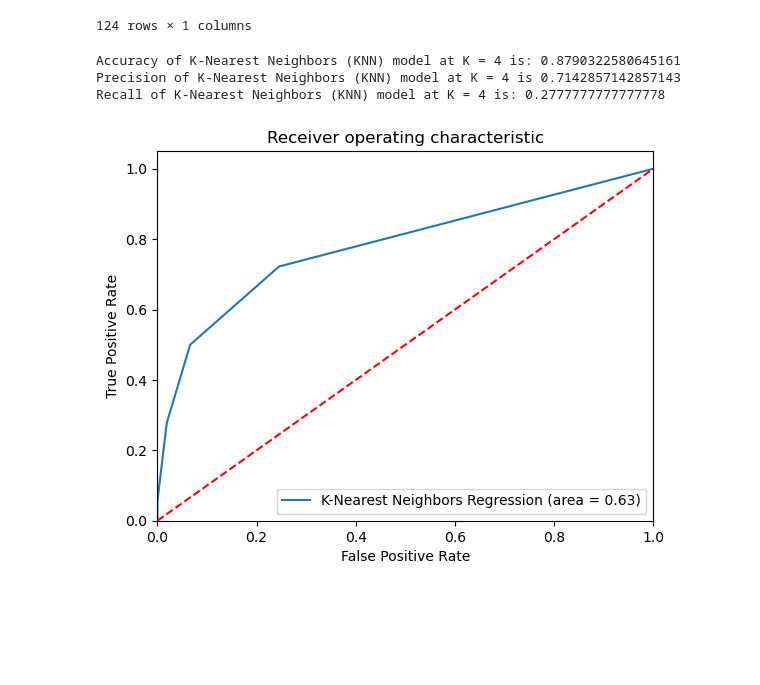
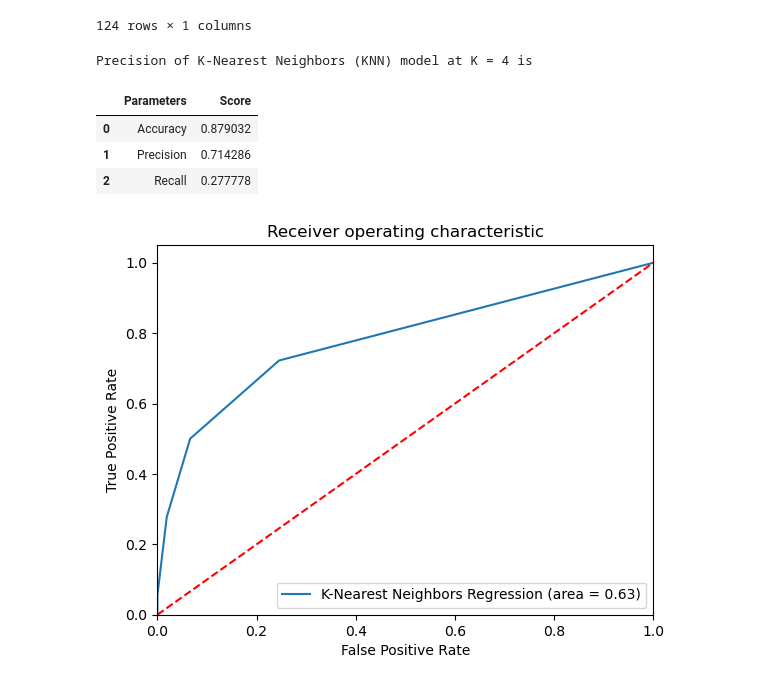
Before and after one commit to boniale/ML_iard, a Jupyter notebook: ml_diseases_mod.ipynb, the cells around one changed output. Saved outputs shown, nothing was run; the diff lists cells and outputs as text; code cells hidden in the pictures; blank space fills up the shorter version.

```diff
--- a/ml_diseases_mod.ipynb
+++ b/ml_diseases_mod.ipynb
@@ -722,18 +725,27 @@ Pred_y
 124 rows × 1 columns
 # %%
 # Evaluate the accuracy of the classifier
-print("Accuracy of K-Nearest Neighbors (KNN) model at K = 4 is:", metrics.accuracy_score(y_test, Pred_y))
+knn = metrics.accuracy_score(y_test, Pred_y)
 
-knn = metrics.accuracy_score(y_test, Pred_y)
 # Model Precision
-print("Precision of K-Nearest Neighbors (KNN) model at K = 4 is",metrics.precision_score(y_test, Pred_y))
+prec_knn = metrics.precision_score(y_test, Pred_y)
+
 
 # Model Recall
-print("Recall of K-Nearest Neighbors (KNN) model at K = 4 is:",metrics.recall_score(y_test, Pred_y))
+rec_knn = metrics.recall_score(y_test, Pred_y)
 # %% [output]
-Accuracy of K-Nearest Neighbors (KNN) model at K = 4 is: 0.8790322580645161
-Precision of K-Nearest Neighbors (KNN) model at K = 4 is 0.7142857142857143
-Recall of K-Nearest Neighbors (KNN) model at K = 4 is: 0.2777777777777778
+Precision of K-Nearest Neighbors (KNN) model at K = 4 is
+# %%
+knn_models_accuracy = pd.DataFrame({'Parameters':['Accuracy', 'Precision', 'Recall'],
+                                'Score':[knn, prec_knn, rec_knn]
+                           })
+
+knn_models_accuracy
+# %% [output]
+|  | Parameters | Score |
+| 0 | Accuracy | 0.879032 |
+| 1 | Precision | 0.714286 |
+| 2 | Recall | 0.277778 |
 # %%
 from sklearn.metrics import roc_auc_score
 from sklearn.metrics import roc_curve
```
Also changed, not shown: parts of 8 cells of this notebook.
